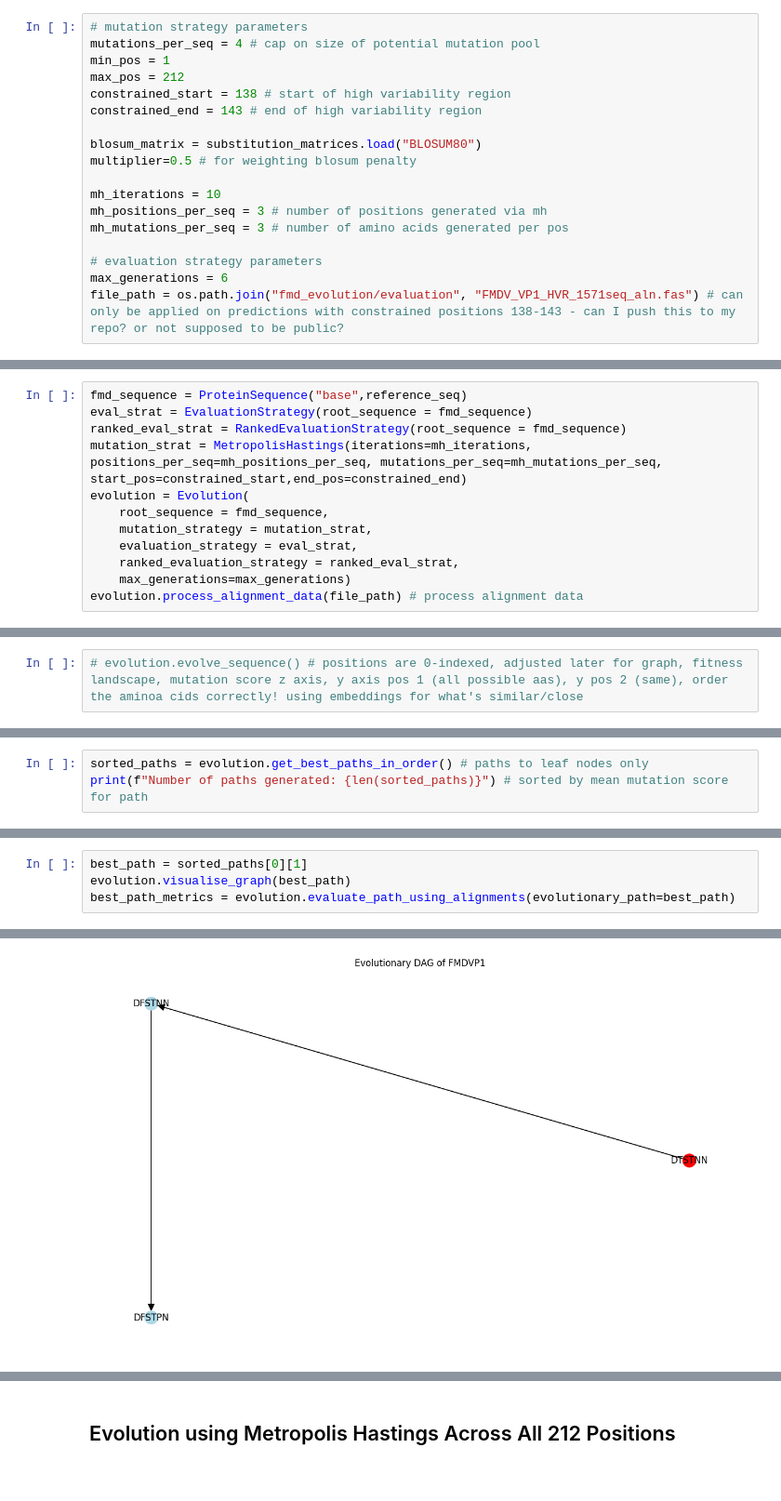
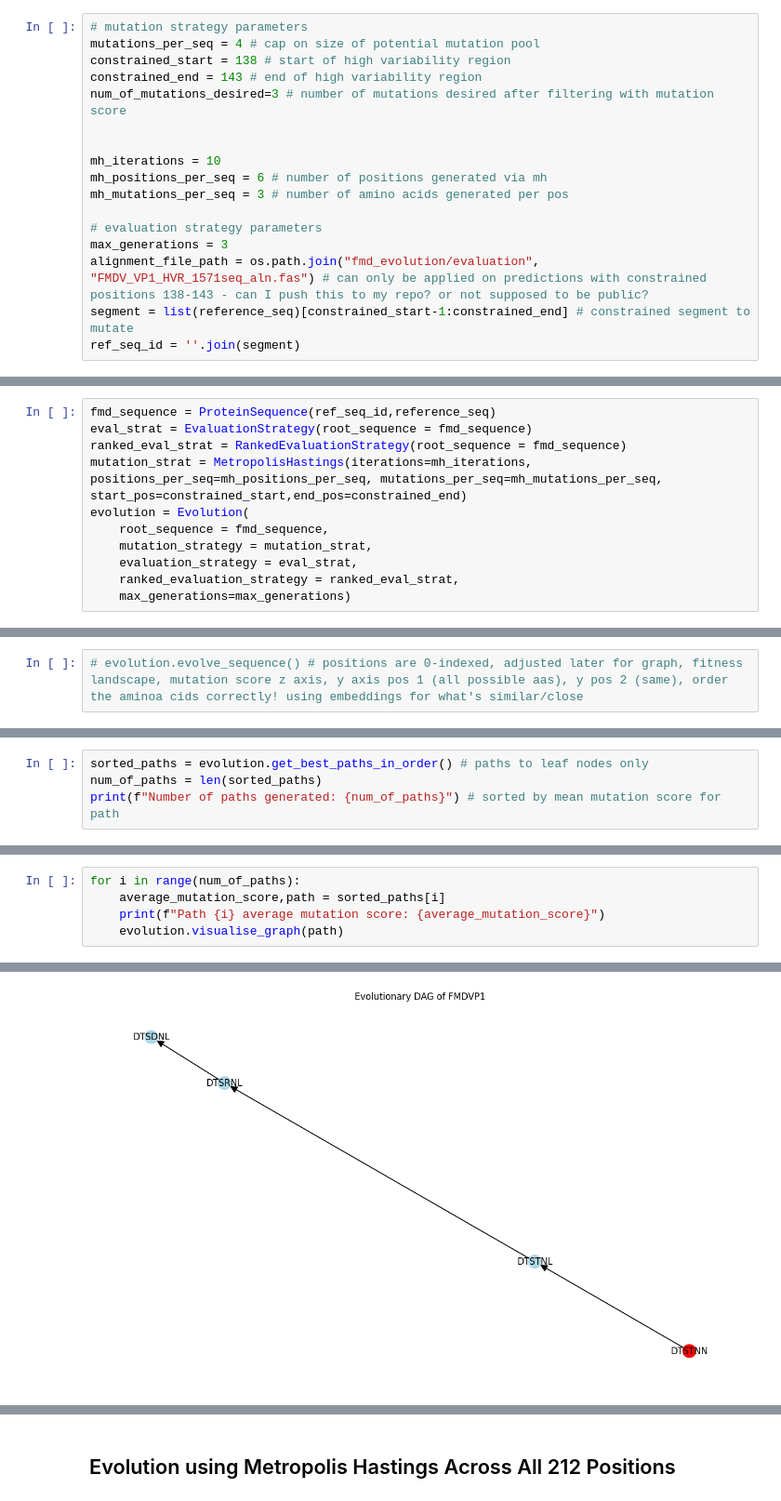
Before and after one commit to aubreyagub/esm2_for_fmdv, a Jupyter notebook: fmd-mh.ipynb, the cells around one changed output, grey strips where cells are left out. Shown at 93% size. Saved outputs shown, nothing was run; the diff lists cells and outputs as text.

```diff
--- a/fmd-mh.ipynb
+++ b/fmd-mh.ipynb
@@ -14,19 +14,18 @@ modelSingleton = ModelSingleton(model=model,alphabet=alphabet,batch_converter=ba
 # %%
 # mutation strategy parameters
 mutations_per_seq = 4 # cap on size of potential mutation pool
-min_pos = 1
-max_pos = 212
 constrained_start = 138 # start of high variability region
 constrained_end = 143 # end of high variability region
+num_of_mutations_desired=3 # number of mutations desired after filtering with mutation score
 
-blosum_matrix = substitution_matrices.load("BLOSUM80")
-multiplier=0.5 # for weighting blosum penalty
 
 mh_iterations = 10
-mh_positions_per_seq = 3 # number of positions generated via mh
+mh_positions_per_seq = 6 # number of positions generated via mh
 mh_mutations_per_seq = 3 # number of amino acids generated per pos
 
 # evaluation strategy parameters
-max_generations = 6
-file_path = os.path.join("fmd_evolution/evaluation", "FMDV_VP1_HVR_1571seq_aln.fas") # can only be applied on predictions with constrained positions 138-143 - can I push this to my repo? or not supposed to be public?
+max_generations = 3
+alignment_file_path = os.path.join("fmd_evolution/evaluation", "FMDV_VP1_HVR_1571seq_aln.fas") # can only be applied on predictions with constrained positions 138-143 - can I push this to my repo? or not supposed to be public?
+segment = list(reference_seq)[constrained_start-1:constrained_end] # constrained segment to mutate
+ref_seq_id = ''.join(segment)
 # %%
@@ -44,7 +41,7 @@ Position 143 : Amino Acid N
 # %% [markdown]
 ## Evolution using Metropolis Hastings Across 6 Highly Mutable Positions
 # %%
-fmd_sequence = ProteinSequence("base",reference_seq)
+fmd_sequence = ProteinSequence(ref_seq_id,reference_seq)
 eval_strat = EvaluationStrategy(root_sequence = fmd_sequence)
 ranked_eval_strat = RankedEvaluationStrategy(root_sequence = fmd_sequence)
 mutation_strat = MetropolisHastings(iterations=mh_iterations, positions_per_seq=mh_positions_per_seq, mutations_per_seq=mh_mutations_per_seq, start_pos=constrained_start,end_pos=constrained_end)
@@ -54,4 +51,3 @@ evolution = Evolution(
     evaluation_strategy = eval_strat,
     ranked_evaluation_strategy = ranked_eval_strat,
     max_generations=max_generations)
-evolution.process_alignment_data(file_path) # process alignment data
@@ -82,4 +80,5 @@ evolution.visualise_graph()
 # %%
 sorted_paths = evolution.get_best_paths_in_order() # paths to leaf nodes only
-print(f"Number of paths generated: {len(sorted_paths)}") # sorted by mean mutation score for path
+num_of_paths = len(sorted_paths)
+print(f"Number of paths generated: {num_of_paths}") # sorted by mean mutation score for path
 # %% [output]
@@ -87,5 +102,6 @@ Number of paths generated: 6
 # %%
-best_path = sorted_paths[0][1]
-evolution.visualise_graph(best_path)
-best_path_metrics = evolution.evaluate_path_using_alignments(evolutionary_path=best_path)
+for i in range(num_of_paths):
+    average_mutation_score,path = sorted_paths[i]
+    print(f"Path {i} average mutation score: {average_mutation_score}")
+    evolution.visualise_graph(path)
 # %% [output]
@@ -92 +109 @@ best_path_metrics = evolution.evaluate_path_using_alignments(evolutionary_path=b
-[figure, old version]
+[figure, new version]
```
Also changed, not shown: parts of 12 cells of this notebook.
